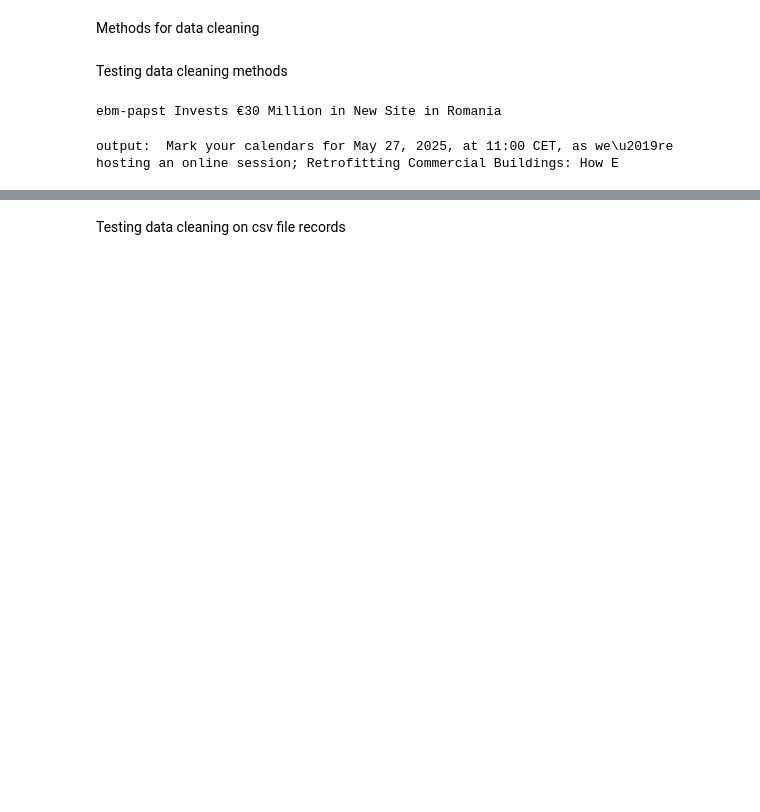
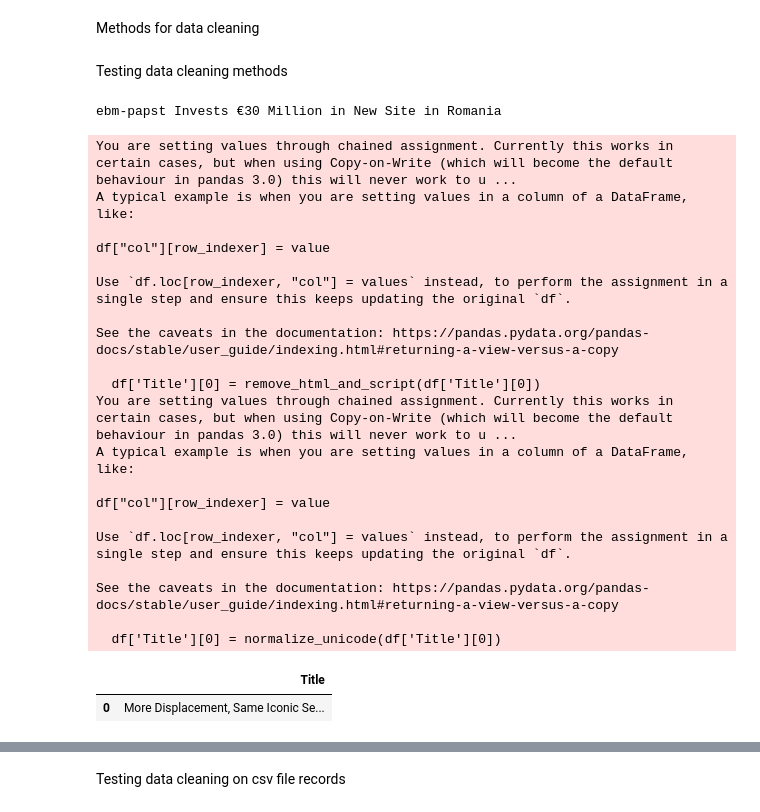
Before and after one commit to mclaflinBitzer/I2D_API, a Jupyter notebook: Scripts/Data_Transformation.ipynb, the cells around one changed output, grey strips where cells are left out. Cells and saved outputs as stored; diff of their text form; code cells hidden in the pictures; blank space fills up the shorter version.

Commit message:
still working on having the methods work on the df and then write to csv

```diff
--- a/Scripts/Data_Transformation.ipynb
+++ b/Scripts/Data_Transformation.ipynb
@@ -1,9 +1,9 @@
 # %% [markdown]
 Methods for data cleaning
 # %%
-import BeautifulSoup
+from bs4 import BeautifulSoup
 
-def remove_html__and_script(text):
+def remove_html_and_script(text):
     soup = BeautifulSoup(text, "html.parser")
 
     # Remove script and style tags completely
@@ -11,11 +11,11 @@ def remove_html__and_script(text):
         tag.decompose()
 
     return soup.get_text(strip=True)
+
+import unicodedata
+
+def normalize_unicode(text):
+    return unicodedata.normalize('NFKC', text)
-# %%
-import unicodedata
-
-def normalize_unicode(text):
-    return unicodedata.normalize('NFKD', text)
 # %% [markdown]
 Testing data cleaning methods
 # %%
@@ -28,11 +28,38 @@ text3 = 'Mark your calendars for May 27, 2025, at 11:00 CET, as we\\u2019re host
 print(text1)
 # %% [output]
 ebm‑papst Invests €30 Million in New Site in Romania
-# %%
-output = normalize_unicode(text3)
-
-
-print("\n")
-print("output: ", output)
-# %% [output]
-output:  Mark your calendars for May 27, 2025, at 11:00 CET, as we\u2019re hosting an online session; Retrofitting Commercial Buildings: How E
+# %%
+# Create a DataFrame with one column and one row
+data = {'Title': ['More Displacement, Same Iconic Series \u2013 06.05.2025 Secop SCE Plus Video \u2013 Behind the Scenes']}
+df = pd.DataFrame(data)
+
+pd.set_option('display.max_colwidth', None)  # Set to None to display the full content of the column
+
+df['Title'][0] = remove_html_and_script(df['Title'][0])
+df['Title'][0] = normalize_unicode(df['Title'][0])
+
+# Display the DataFrame
+df
+# %% [output]
+You are setting values through chained assignment. Currently this works in certain cases, but when using Copy-on-Write (which will become the default behaviour in pandas 3.0) this will never work to u ...
+A typical example is when you are setting values in a column of a DataFrame, like:
+
+df["col"][row_indexer] = value
+
+Use `df.loc[row_indexer, "col"] = values` instead, to perform the assignment in a single step and ensure this keeps updating the original `df`.
+
+See the caveats in the documentation: https://pandas.pydata.org/pandas-docs/stable/user_guide/indexing.html#returning-a-view-versus-a-copy
+
+  df['Title'][0] = remove_html_and_script(df['Title'][0])
+You are setting values through chained assignment. Currently this works in certain cases, but when using Copy-on-Write (which will become the default behaviour in pandas 3.0) this will never work to u ...
+A typical example is when you are setting values in a column of a DataFrame, like:
+
+df["col"][row_indexer] = value
+
+Use `df.loc[row_indexer, "col"] = values` instead, to perform the assignment in a single step and ensure this keeps updating the original `df`.
+
+See the caveats in the documentation: https://pandas.pydata.org/pandas-docs/stable/user_guide/indexing.html#returning-a-view-versus-a-copy
+
+  df['Title'][0] = normalize_unicode(df['Title'][0])
+|  | Title |
+| 0 | More Displacement, Same Iconic Se... |
```
Also changed, not shown: parts of 12 cells of this notebook, 1 other file.
